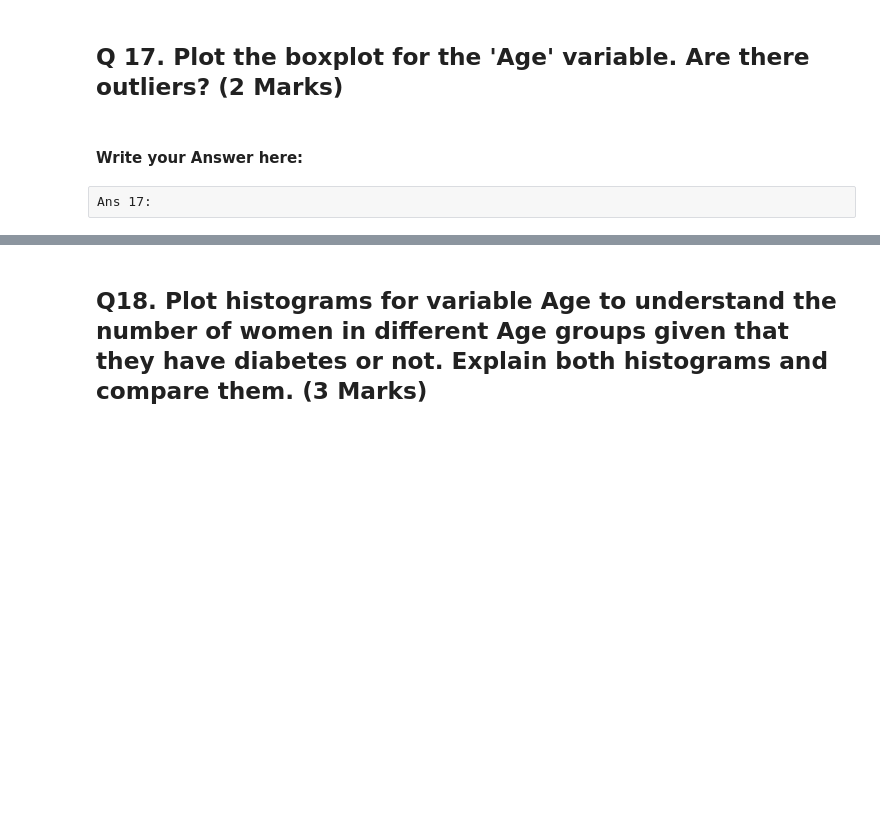
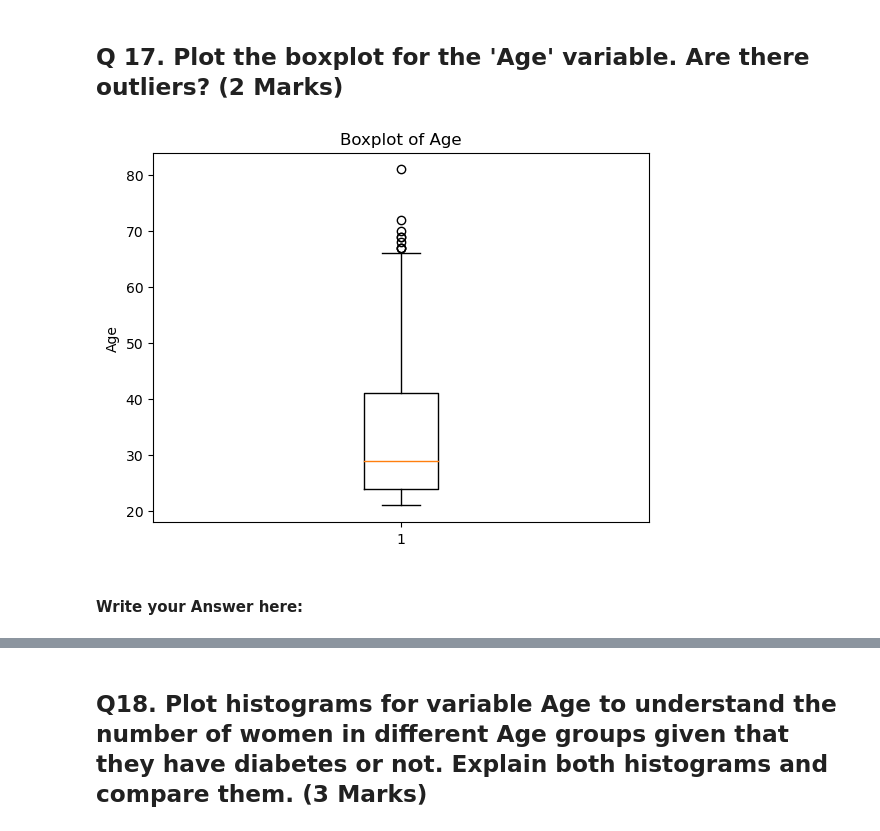
Before and after one commit to MikkoDT/MSAI516_Advanced_Programming_Language, a Jupyter notebook: Finals/MSAI_516_Project_Diabetes_Analysis.ipynb, the cells around one changed output, grey strips where cells are left out. Drawn from its saved outputs; the diff is of its cells as text; code cells hidden in the pictures; blank space fills up the shorter version.

```diff
--- a/Finals/MSAI_516_Project_Diabetes_Analysis.ipynb
+++ b/Finals/MSAI_516_Project_Diabetes_Analysis.ipynb
@@ -370,12 +380,12 @@ Ans 16:
 # %%
 #remove _____ & write the appropriate function and column name
 
-plt.______(pima['____'])
+plt.boxplot(pima['Age'])
 
 plt.title('Boxplot of Age')
 plt.ylabel('Age')
 plt.show()
+# %% [output]
+[figure, added]
 # %% [markdown]
 #### Write your Answer here:
-# %% [raw]
-Ans 17:
```
Also changed, not shown: parts of 20 cells of this notebook, 1 other file.
